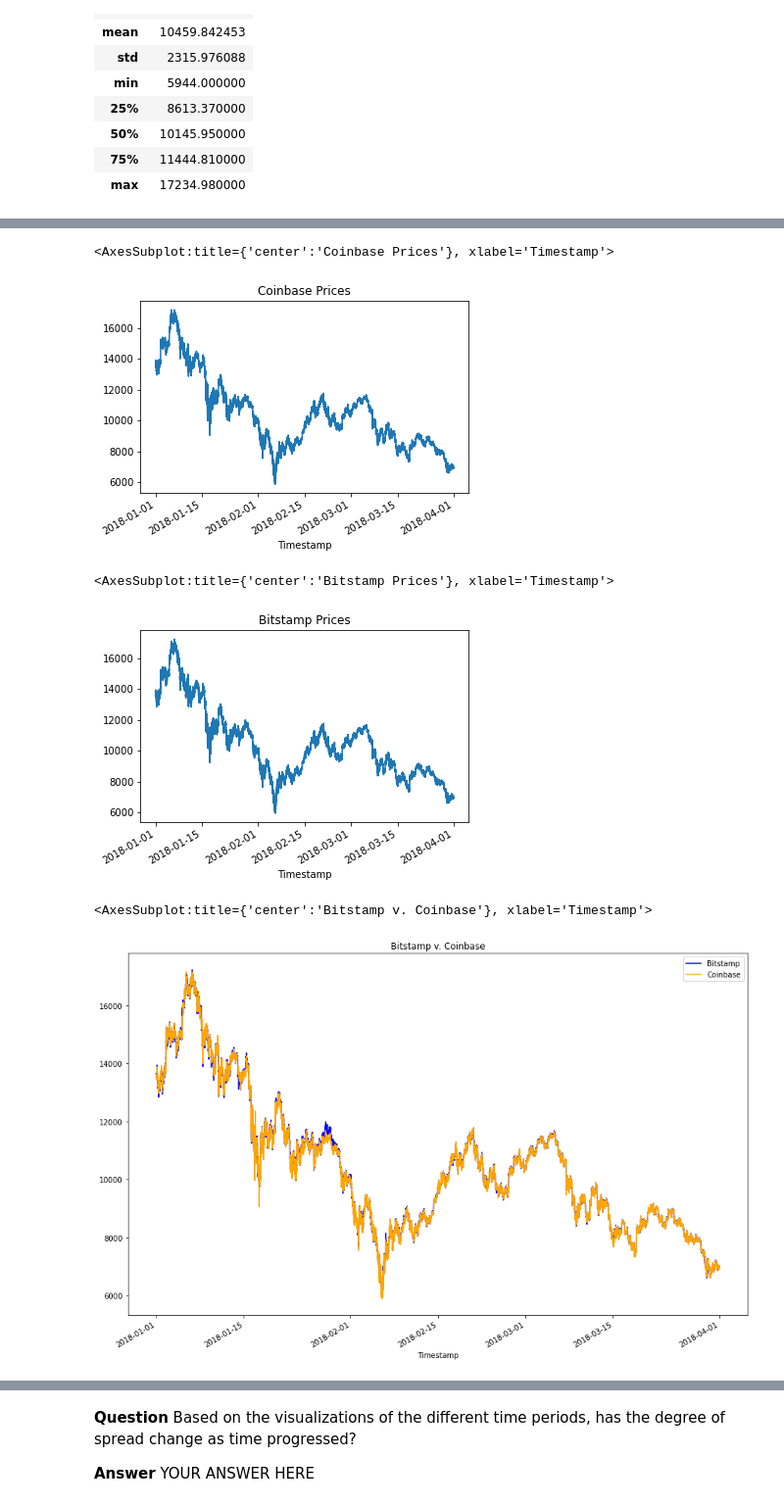
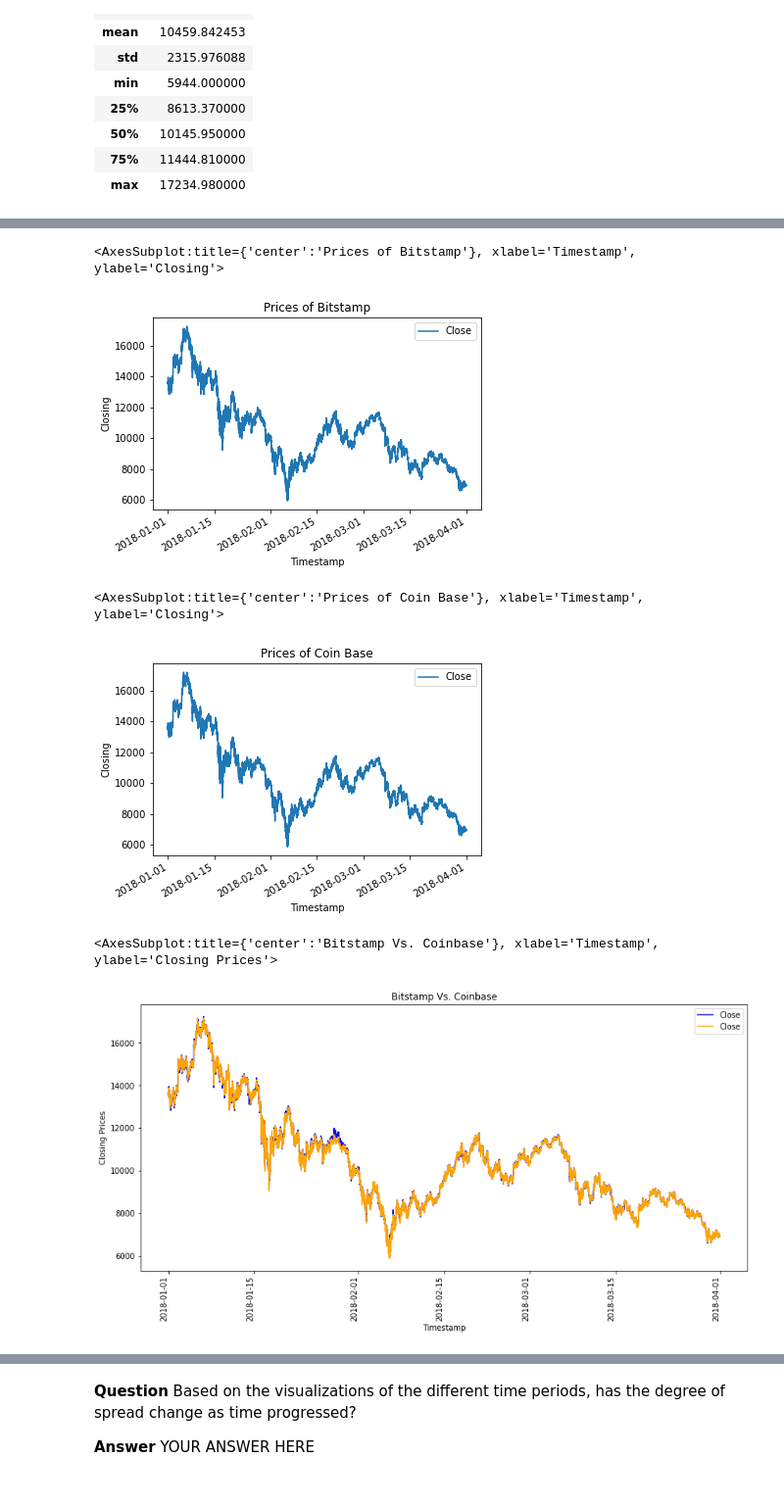
Before and after one commit to avalentini181/Crypto_arbitrage, a Jupyter notebook: Week_3_challenge/Starter_Code/crypto_arbitrage.ipynb, the cells around one changed output, grey strips where cells are left out. Shown at 98% size. Saved outputs shown, nothing was run; the diff lists cells and outputs as text; code cells hidden in the pictures.

```diff
--- a/Week_3_challenge/Starter_Code/crypto_arbitrage.ipynb
+++ b/Week_3_challenge/Starter_Code/crypto_arbitrage.ipynb
@@ -280,25 +284,27 @@ coinbase_sliced.describe(include = "all")
 # %%
 # Create a line plot for the bitstamp DataFrame for the full length of time in the dataset
 # Be sure that the figure size, title, and color are tailored to each visualization
-bitstamp_sliced.plot()
+bitstamp_sliced.plot(title= "Prices of Bitstamp", ylabel='Closing', label= "Bitstamp")
 # %% [output]
-<AxesSubplot:title={'center':'Coinbase Prices'}, xlabel='Timestamp'>
+<AxesSubplot:title={'center':'Prices of Bitstamp'}, xlabel='Timestamp', ylabel='Closing'>
-[figure, old version]
+[figure, new version]
 # %%
 # Create a line plot for the coinbase DataFrame for the full length of time in the dataset
 # Be sure that the figure size, title, and color are tailored to each visualization
-coinbase_sliced.plot()
+coinbase_sliced.plot(title= "Prices of Coin Base", ylabel='Closing', label = "Coinbase")
 # %% [output]
-<AxesSubplot:title={'center':'Bitstamp Prices'}, xlabel='Timestamp'>
+<AxesSubplot:title={'center':'Prices of Coin Base'}, xlabel='Timestamp', ylabel='Closing'>
-[figure, old version]
+[figure, new version]
 # %%
 # Overlay the visualizations for the bitstamp and coinbase DataFrames in one plot
 # The plot should visualize the prices over the full lenth of the dataset
 # Be sure to include the parameters: legend, figure size, title, and color and label
-# YOUR CODE HERE
+bitstamp_sliced["Close"].plot(title= "Bitstamp Vs. Coinbase", legend= True, xlabel="Timestamp", ylabel="Closing Prices", figsize=(14,7), rot=90, color="blue")
+
+coinbase_sliced["Close"].plot(title= "Bitstamp Vs. Coinbase", legend= True, xlabel="Timestamp", ylabel="Closing Prices",figsize=(14,7), rot=90, color="orange")
 # %% [output]
-<AxesSubplot:title={'center':'Bitstamp v. Coinbase'}, xlabel='Timestamp'>
+<AxesSubplot:title={'center':'Bitstamp Vs. Coinbase'}, xlabel='Timestamp', ylabel='Closing Prices'>
-[figure, old version]
+[figure, new version]
 # %%
 # Using the loc and plot functions, create an overlay plot that visualizes
 # the price action of both DataFrames for a one month period early in the dataset
```
Also changed, not shown: parts of 20 cells of this notebook.
